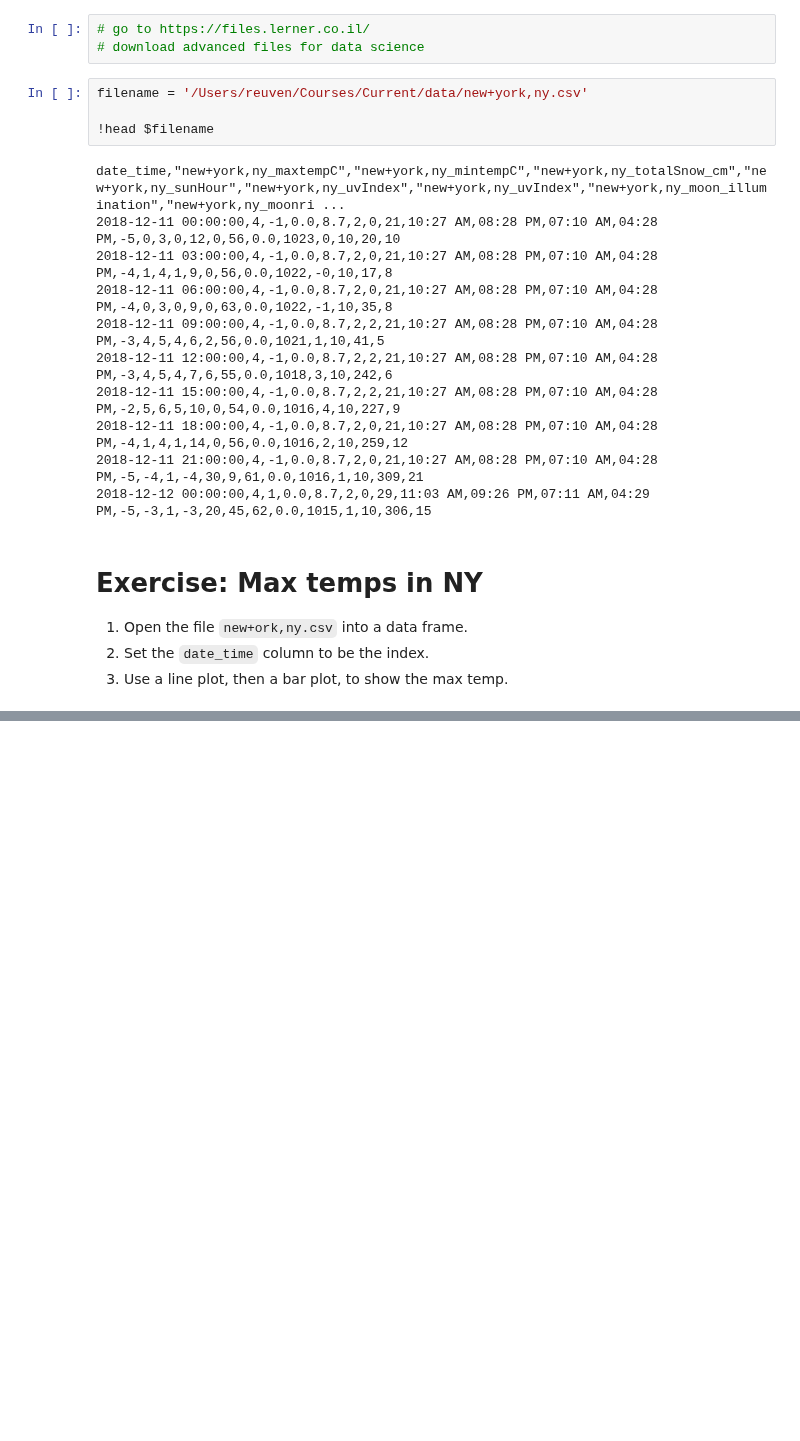
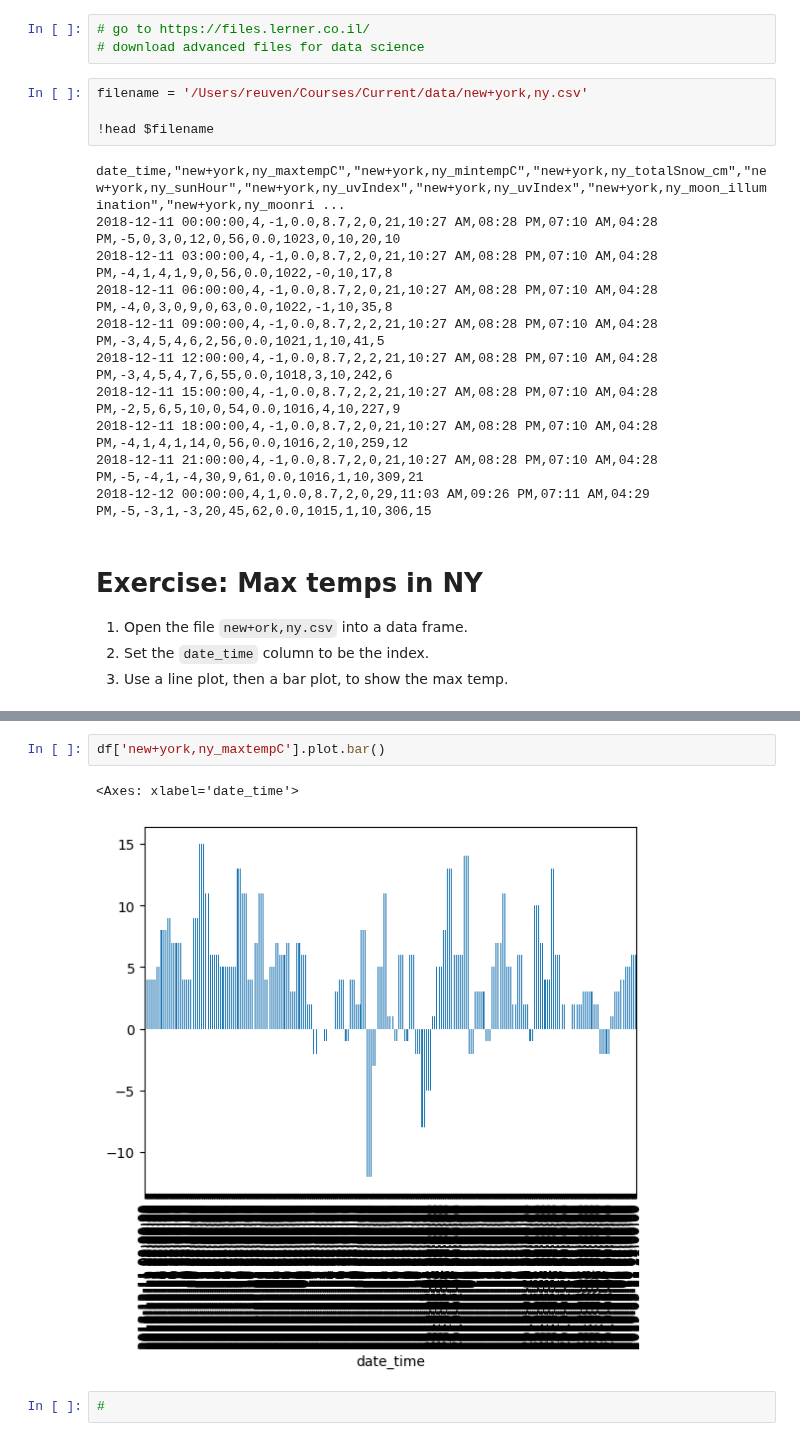
Before and after one commit to reuven/apple-2025-01Jan-plotting, a Jupyter notebook: Apple 2025-01Jan-09.ipynb, the cells around one changed output, grey strips where cells are left out. Saved outputs shown, nothing was run; the diff lists cells and outputs as text; blank space fills up the shorter version.

```diff
--- a/Apple 2025-01Jan-09.ipynb
+++ b/Apple 2025-01Jan-09.ipynb
@@ -210,0 +230,7 @@ new+york,ny_maxtempC
+# %%
+df['new+york,ny_maxtempC'].plot.bar()
+# %% [output]
+<Axes: xlabel='date_time'>
+[figure, added]
+# %%
+#
```
Also changed, not shown: parts of 3 cells of this notebook.
